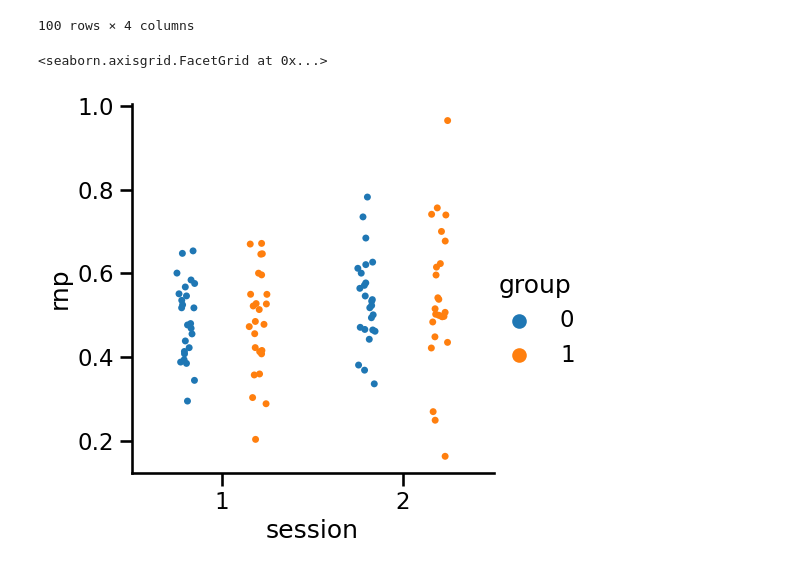
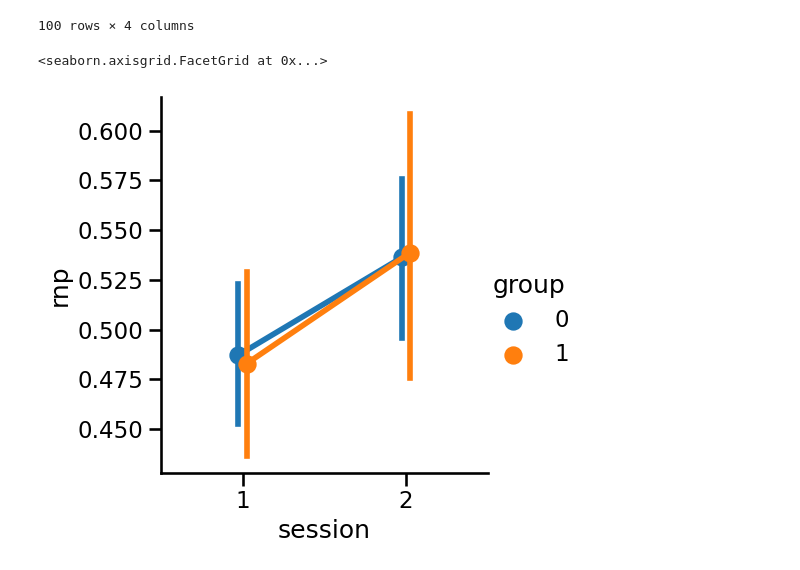
Before and after one commit to Gilles86/stress_risk, a Jupyter notebook: stress_risk/behavior/probit-mode_fit&postPlot.ipynb, the cells around one changed output. Drawn from its saved outputs; the diff is of its cells as text; code cells hidden in the pictures.

```diff
--- a/stress_risk/behavior/probit-mode_fit&postPlot.ipynb
+++ b/stress_risk/behavior/probit-mode_fit&postPlot.ipynb
@@ -310,8 +310,10 @@ tmp
 100 rows × 4 columns
 # %%
 # shouldnt do group statistics on subject wise parameters from a hierahical model !!!
-
-sns.catplot(tmp.reset_index(), x='session', y='rnp', hue='group', dodge=True)
+tmp_ = tmp.reset_index().copy()
+#tmp_.loc[tmp_.group == 1, 'subject'] +=  100
+sns.set_context('talk')
+sns.catplot(tmp_, x='session', y='rnp', hue='group',kind='point',dodge=True) #kind='point',
 # %% [output]
 <seaborn.axisgrid.FacetGrid at 0x...>
-[figure, old version]
+[figure, new version]
```
Also changed, not shown: parts of 4 cells of this notebook, 7 other files.
